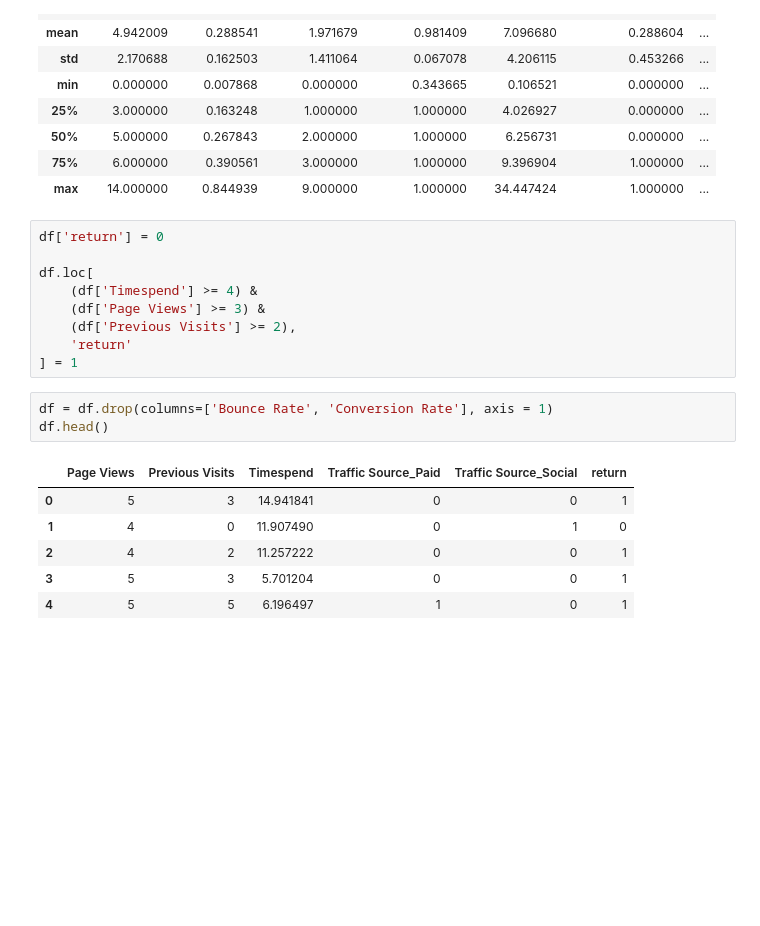
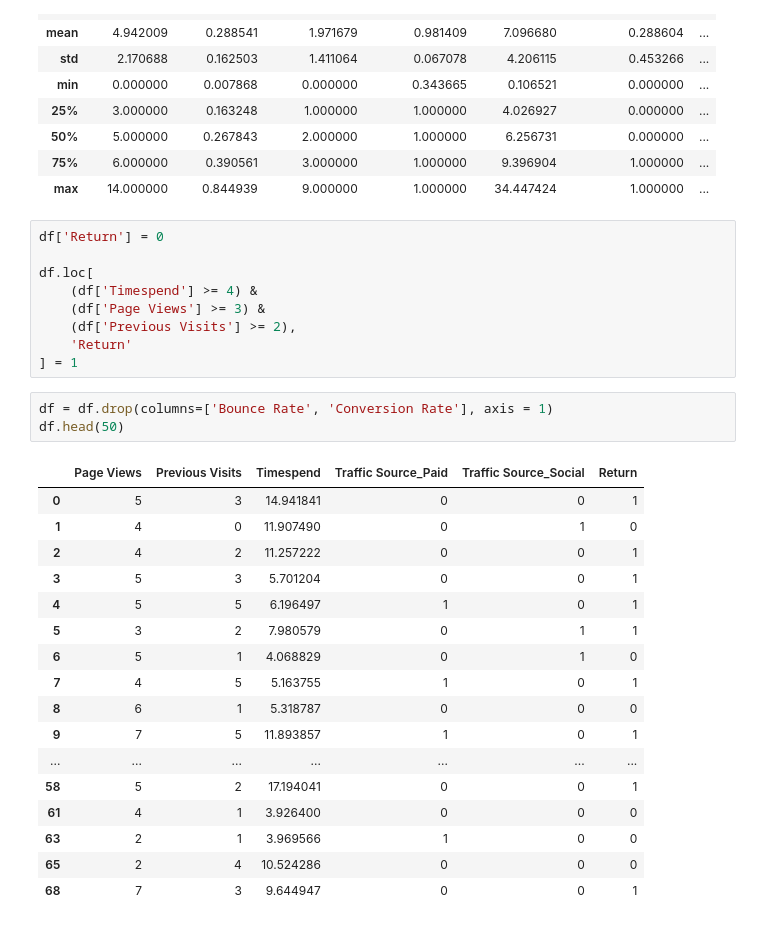
Before and after one commit to Himanshutiwari321/machine--learning-course, a Jupyter notebook: Projects-ML/project3_URP.ipynb, the cells around one changed output. Saved outputs shown, nothing was run; the diff lists cells and outputs as text; blank space fills up the shorter version.

```diff
--- a/Projects-ML/project3_URP.ipynb
+++ b/Projects-ML/project3_URP.ipynb
@@ -35,21 +35,32 @@ df.describe()
 | 75% | 6.000000 | 0.390561 | 3.000000 | 1.000000 | 9.396904 | 1.000000 | ... |
 | max | 14.000000 | 0.844939 | 9.000000 | 1.000000 | 34.447424 | 1.000000 | ... |
 # %%
-df['return'] = 0
+df['Return'] = 0
 
 df.loc[
     (df['Timespend'] >= 4) &
     (df['Page Views'] >= 3) &
     (df['Previous Visits'] >= 2),
-    'return'
+    'Return'
 ] = 1
 # %%
 df = df.drop(columns=['Bounce Rate', 'Conversion Rate'], axis = 1)
-df.head()
+df.head(50)
 # %% [output]
-|  | Page Views | Previous Visits | Timespend | Traffic Source_Paid | Traffic Source_Social | return |
+|  | Page Views | Previous Visits | Timespend | Traffic Source_Paid | Traffic Source_Social | Return |
 | 0 | 5 | 3 | 14.941841 | 0 | 0 | 1 |
 | 1 | 4 | 0 | 11.907490 | 0 | 1 | 0 |
 | 2 | 4 | 2 | 11.257222 | 0 | 0 | 1 |
 | 3 | 5 | 3 | 5.701204 | 0 | 0 | 1 |
 | 4 | 5 | 5 | 6.196497 | 1 | 0 | 1 |
+| 5 | 3 | 2 | 7.980579 | 0 | 1 | 1 |
+| 6 | 5 | 1 | 4.068829 | 0 | 1 | 0 |
+| 7 | 4 | 5 | 5.163755 | 1 | 0 | 1 |
+| 8 | 6 | 1 | 5.318787 | 0 | 0 | 0 |
+| 9 | 7 | 5 | 11.893857 | 1 | 0 | 1 |
+| ... | ... | ... | ... | ... | ... | ... |
+| 58 | 5 | 2 | 17.194041 | 0 | 0 | 1 |
+| 61 | 4 | 1 | 3.926400 | 0 | 0 | 0 |
+| 63 | 2 | 1 | 3.969566 | 1 | 0 | 0 |
+| 65 | 2 | 4 | 10.524286 | 0 | 0 | 0 |
+| 68 | 7 | 3 | 9.644947 | 0 | 0 | 1 |
```
Also changed, not shown: parts of 1 cell of this notebook.
